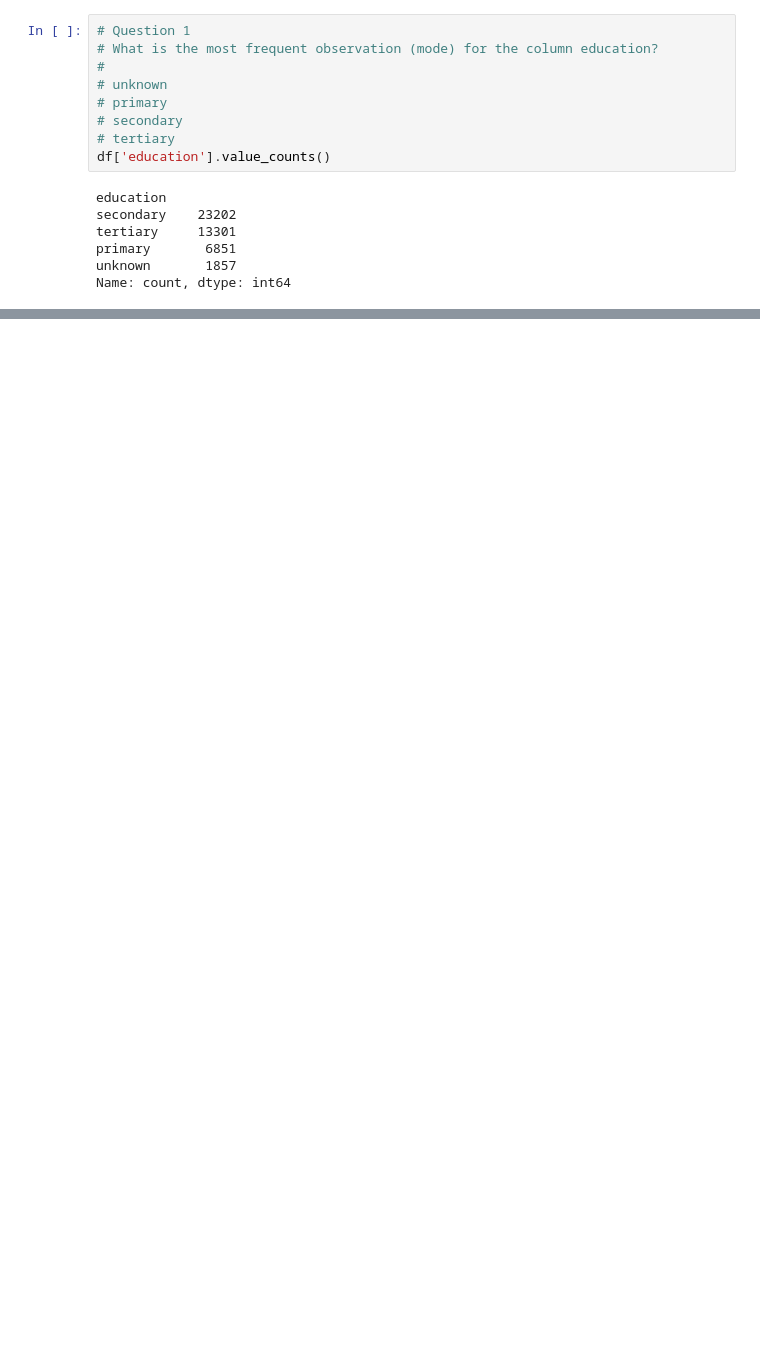
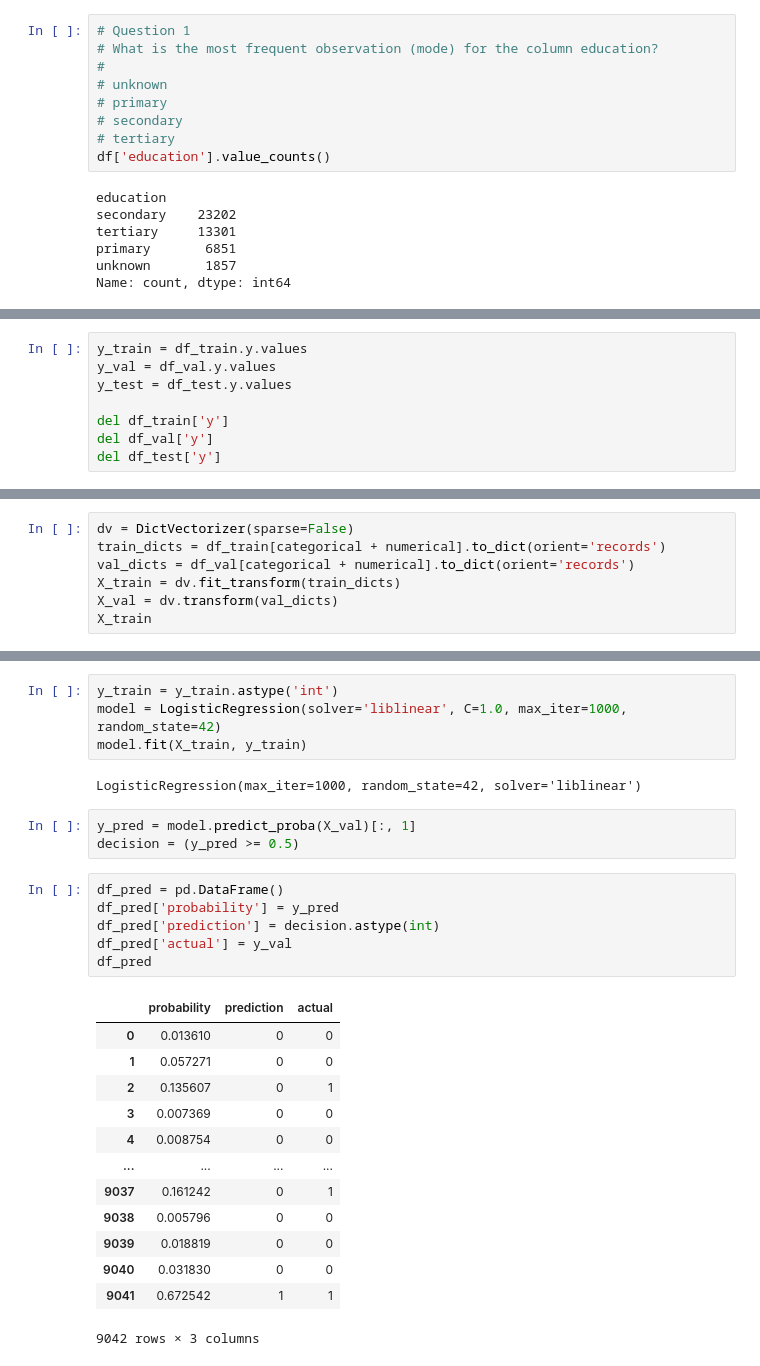
Before and after one commit to 7Starik7/rd-ml-zoomcamp-2024, a Jupyter notebook: notebooks/Homework3.ipynb, the cells around one changed output, grey strips where cells are left out. Cells and saved outputs as stored; diff of their text form; blank space fills up the shorter version.

```diff
--- a/notebooks/Homework3.ipynb
+++ b/notebooks/Homework3.ipynb
@@ -43,0 +123,8 @@ Name: count, dtype: int64
+# %%
+y_train = df_train.y.values
+y_val = df_val.y.values
+y_test = df_test.y.values
+
+del df_train['y']
+del df_val['y']
+del df_test['y']
@@ -43,0 +188,7 @@ Name: count, dtype: int64
+# %%
+dv = DictVectorizer(sparse=False)
+train_dicts = df_train[categorical + numerical].to_dict(orient='records')
+val_dicts = df_val[categorical + numerical].to_dict(orient='records')
+X_train = dv.fit_transform(train_dicts)
+X_val = dv.transform(val_dicts)
+X_train
@@ -43,0 +209,29 @@ Name: count, dtype: int64
+# %%
+y_train = y_train.astype('int')
+model = LogisticRegression(solver='liblinear', C=1.0, max_iter=1000, random_state=42)
+model.fit(X_train, y_train)
+# %% [output]
+LogisticRegression(max_iter=1000, random_state=42, solver='liblinear')
+# %%
+y_pred = model.predict_proba(X_val)[:, 1]
+decision = (y_pred >= 0.5)
+# %%
+df_pred = pd.DataFrame()
+df_pred['probability'] = y_pred
+df_pred['prediction'] = decision.astype(int)
+df_pred['actual'] = y_val
+df_pred
+# %% [output]
+|  | probability | prediction | actual |
+| 0 | 0.013610 | 0 | 0 |
+| 1 | 0.057271 | 0 | 0 |
+| 2 | 0.135607 | 0 | 1 |
+| 3 | 0.007369 | 0 | 0 |
+| 4 | 0.008754 | 0 | 0 |
+| ... | ... | ... | ... |
+| 9037 | 0.161242 | 0 | 1 |
+| 9038 | 0.005796 | 0 | 0 |
+| 9039 | 0.018819 | 0 | 0 |
+| 9040 | 0.031830 | 0 | 0 |
+| 9041 | 0.672542 | 1 | 1 |
+9042 rows × 3 columns
```
Also changed, not shown: parts of 27 cells of this notebook.
